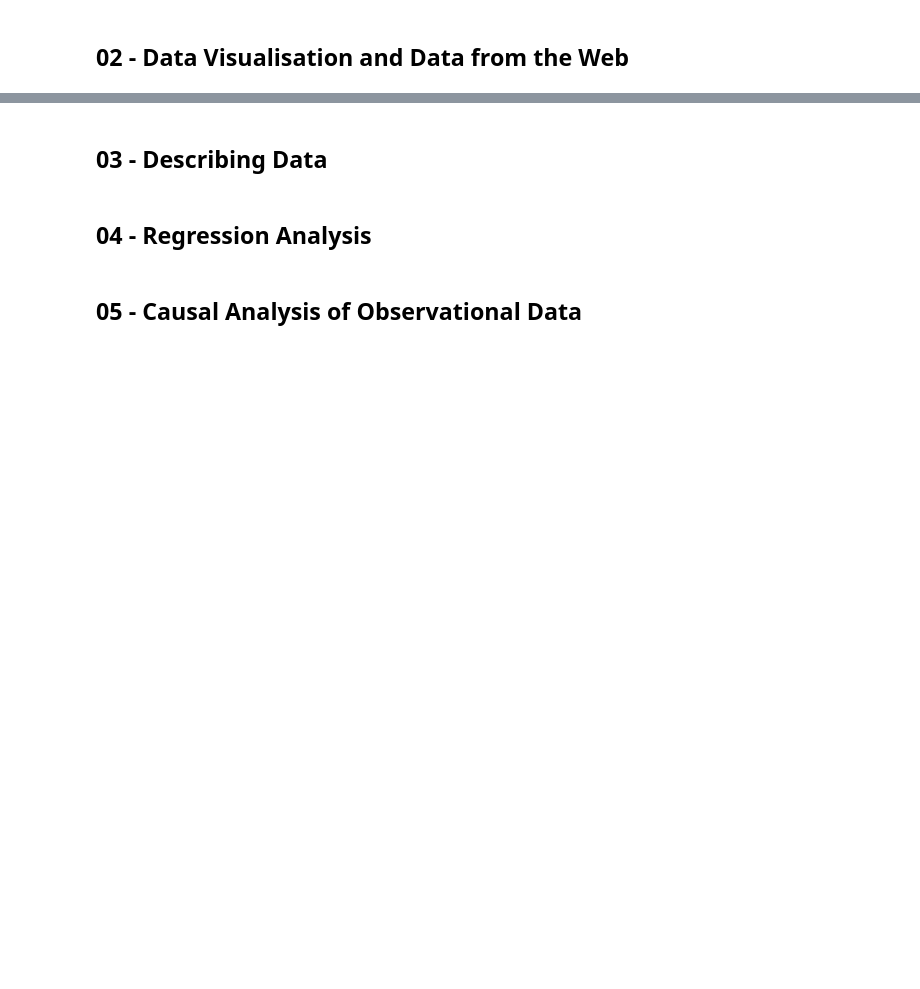
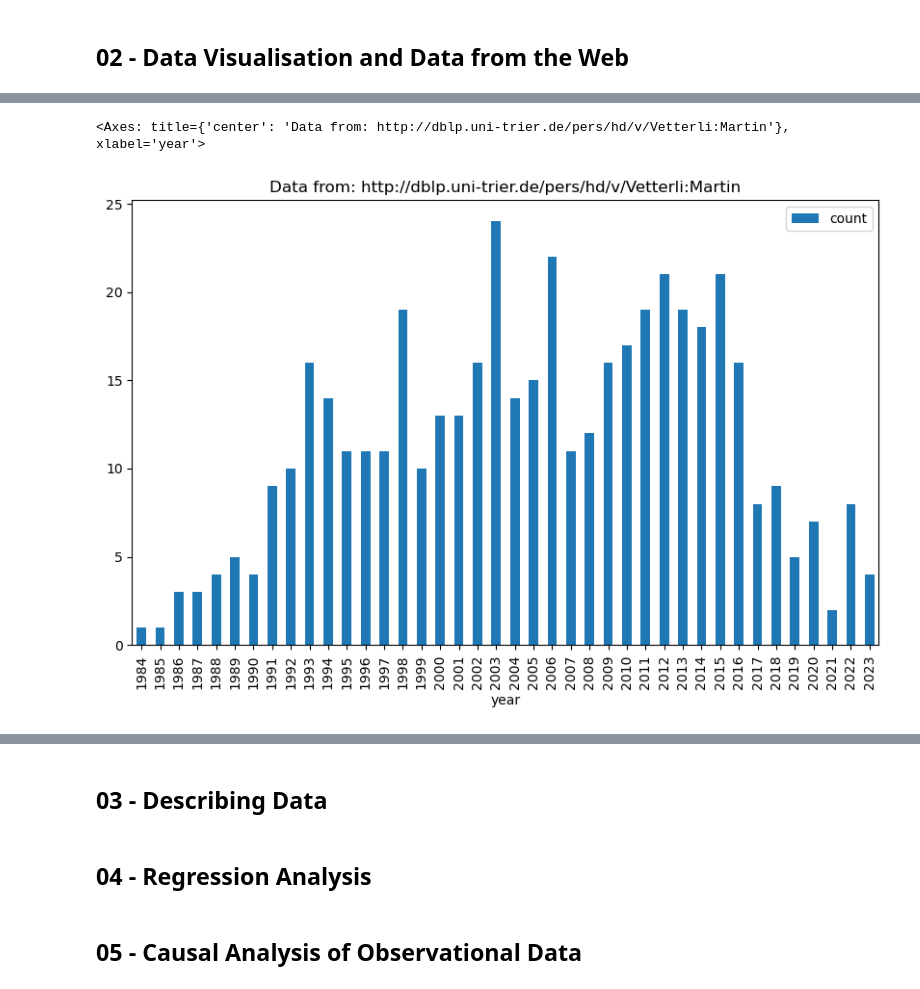
Before and after one commit to alessiodesogus/2023, a Jupyter notebook: Exam/Helpers/Exam_helpers.ipynb, the cells around one changed output, grey strips where cells are left out. Drawn from its saved outputs; the diff is of its cells as text; code cells hidden in the pictures; blank space fills up the shorter version.

```diff
--- a/Exam/Helpers/Exam_helpers.ipynb
+++ b/Exam/Helpers/Exam_helpers.ipynb
@@ -259,0 +494,2 @@ tweets_by_kw = pd.Series([tweets[w].value_counts()[True] for w in keywords], ind
+# %%
+soup = BeautifulSoup(page_body, 'html.parser')
@@ -259,0 +535,2 @@ tweets_by_kw = pd.Series([tweets[w].value_counts()[True] for w in keywords], ind
+# %%
+publications_wrappers = soup.find_all('li', class_='entry')
@@ -259,0 +543,3 @@ tweets_by_kw = pd.Series([tweets[w].value_counts()[True] for w in keywords], ind
+# %%
+for p in publications_wrappers:
+    print(p.find('span', class_='title').text)
@@ -259,0 +567,13 @@ tweets_by_kw = pd.Series([tweets[w].value_counts()[True] for w in keywords], ind
+# %%
+publications_list = []
+for p in publications_wrappers:
+    title = p.find('span', class_='title').text  # get the title
+    authos_list = p.find_all('span', {'itemprop': 'author'})  # get the authors list
+    authors = [author.text for author in authos_list]
+    year = p.find('span', {'itemprop': 'datePublished'}).text
+    publications_list.append({'title': title,
+                        'authors': authors,
+                        'year': int(year)})  # here you should validate the data
+
+publications = pd.DataFrame.from_dict(publications_list)
+publications.head()
@@ -259,0 +587,8 @@ tweets_by_kw = pd.Series([tweets[w].value_counts()[True] for w in keywords], ind
+# %%
+publications.groupby('year')\
+    .count()\
+    .rename(columns = {'title':'count'})\
+    .plot(y='count', kind='bar', grid=False, figsize=(10, 6), title='Data from: ' + URL)
+# %% [output]
+<Axes: title={'center': 'Data from: http://dblp.uni-trier.de/pers/hd/v/Vetterli:Martin'}, xlabel='year'>
+[figure, added]
```
Also changed, not shown: parts of 115 cells of this notebook, 2 other files.
